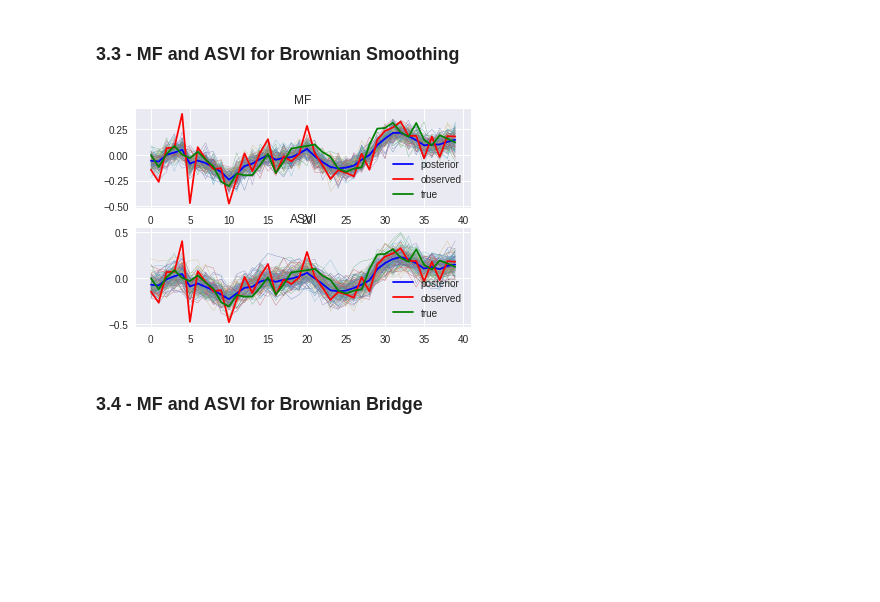
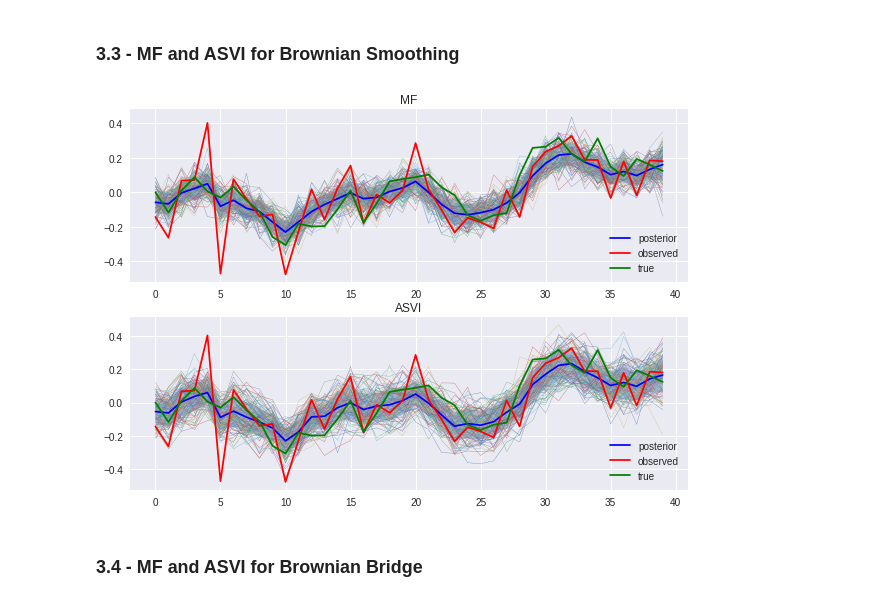
Before and after one commit to gisilvs/asvi, a Jupyter notebook: asvi.ipynb, the cells around one changed output. Drawn from its saved outputs; the diff is of its cells as text; code cells hidden in the pictures; blank space fills up the shorter version.

Commit message:
increased figsize

```diff
--- a/asvi.ipynb
+++ b/asvi.ipynb
@@ -374,17 +374,17 @@ mf_smoothing = train_model(MeanFeald(T), data)
 # %%
 asvi_smoothing = train_model(ASVI(T), data)
 # %%
-fig = plt.figure()
+fig = plt.figure(figsize=(10,7))
 
 plt.subplot(2, 1, 1)
 plot_results(mf_smoothing, data, bm.x, 'MF')
 
 plt.subplot(2, 1, 2)
 plot_results(asvi_smoothing, data, bm.x, 'ASVI')
 
 plt.show()
 # %% [output]
-[figure, old version]
+[figure, new version]
 # %% [markdown]
 ### 3.4 - MF and ASVI for Brownian Bridge
 # %%
```
Also changed, not shown: parts of 1 cell of this notebook.
